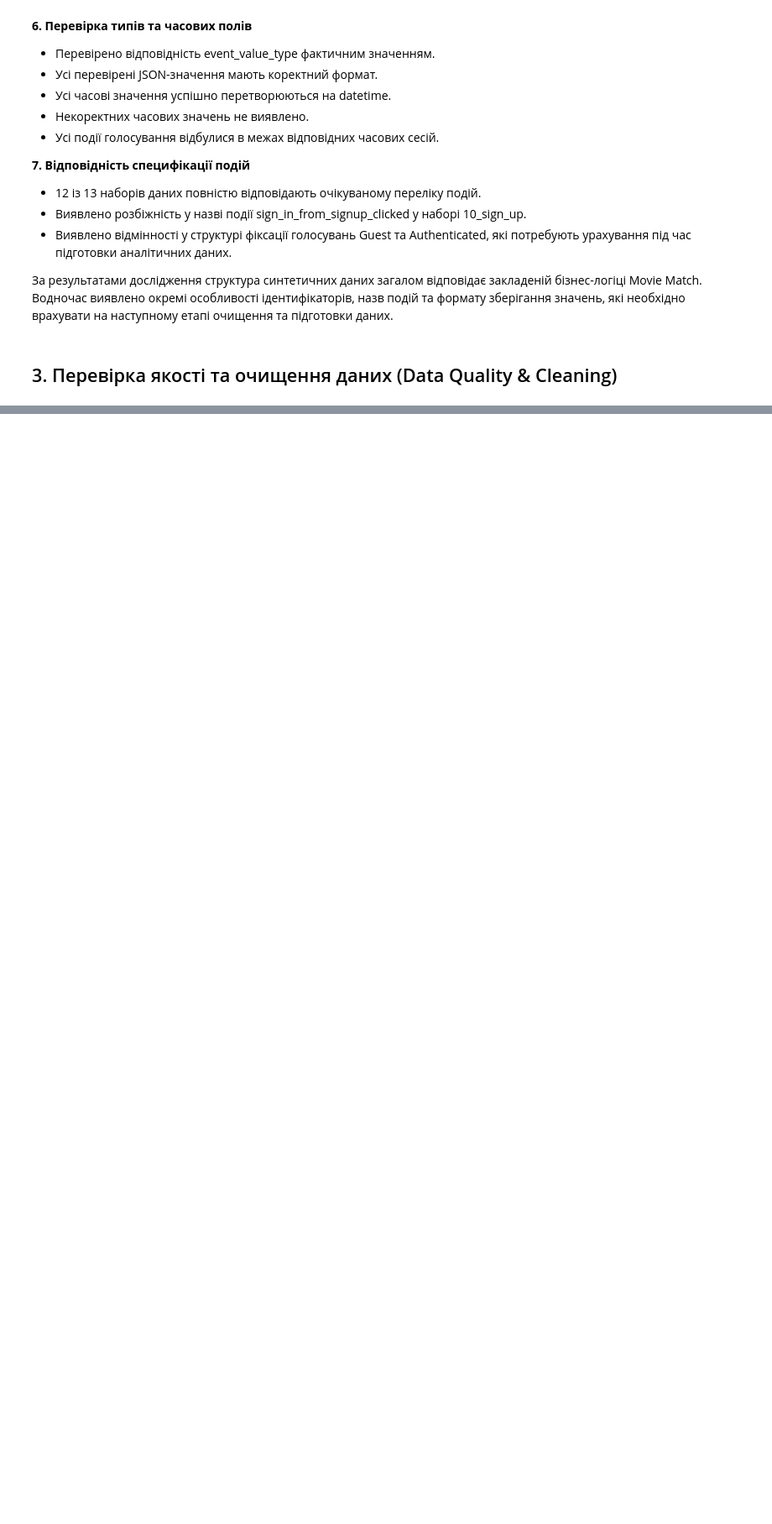
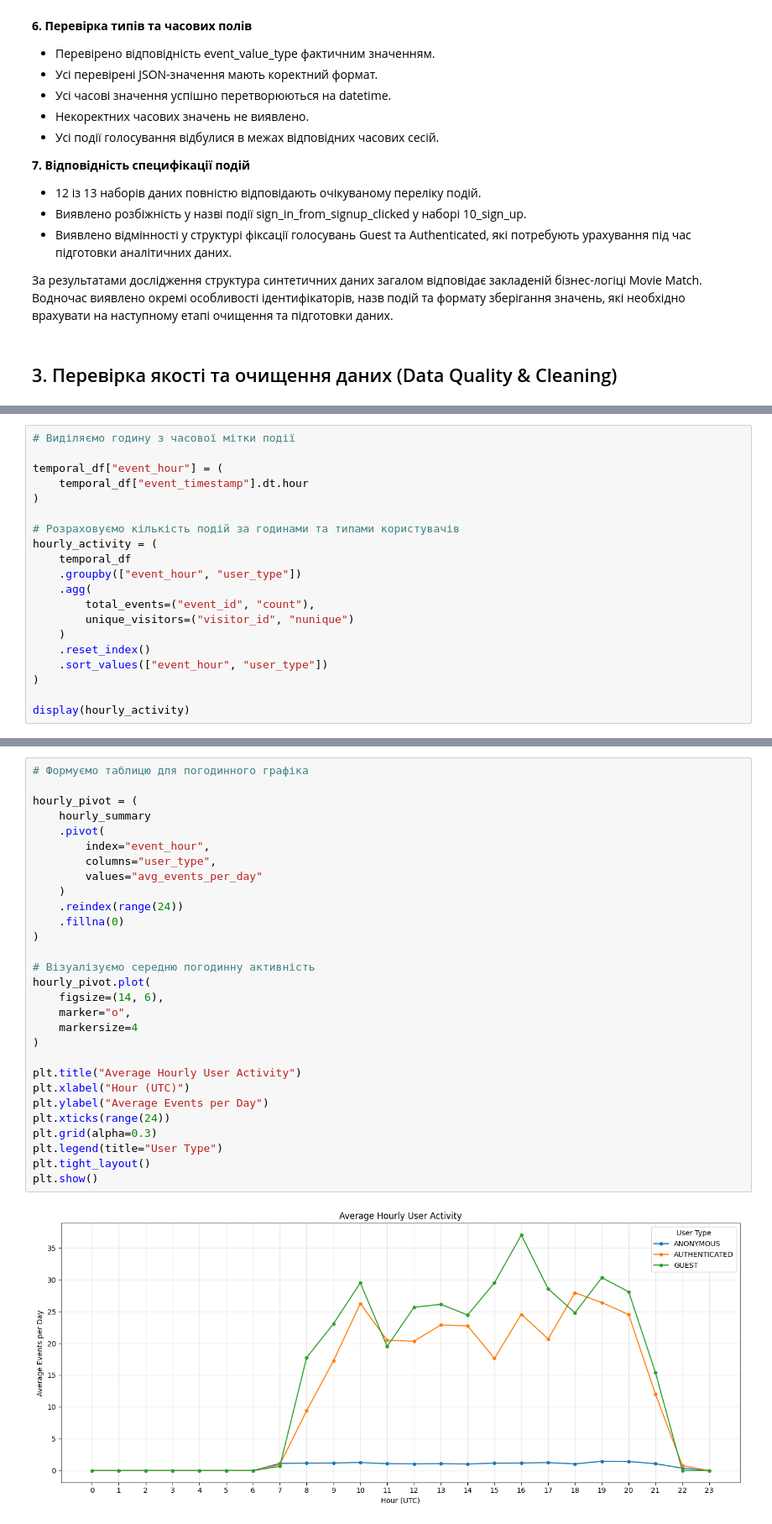
Before and after one commit to mate-team-project-262/analytics, a Jupyter notebook: test_analytics/user_behavior_analysis.ipynb, the cells around one changed output, grey strips where cells are left out. Shown at 84% size. Drawn from its saved outputs; the diff is of its cells as text; blank space fills up the shorter version.

```diff
--- a/test_analytics/user_behavior_analysis.ipynb
+++ b/test_analytics/user_behavior_analysis.ipynb
@@ -2491,0 +4367,20 @@ display(session_time_summary)
+# %%
+# Виділяємо годину з часової мітки події
+
+temporal_df["event_hour"] = (
+    temporal_df["event_timestamp"].dt.hour
+)
+
+# Розраховуємо кількість подій за годинами та типами користувачів
+hourly_activity = (
+    temporal_df
+    .groupby(["event_hour", "user_type"])
+    .agg(
+        total_events=("event_id", "count"),
+        unique_visitors=("visitor_id", "nunique")
+    )
+    .reset_index()
+    .sort_values(["event_hour", "user_type"])
+)
+
+display(hourly_activity)
@@ -2491,0 +4496,31 @@ display(session_time_summary)
+# %%
+# Формуємо таблицю для погодинного графіка
+
+hourly_pivot = (
+    hourly_summary
+    .pivot(
+        index="event_hour",
+        columns="user_type",
+        values="avg_events_per_day"
+    )
+    .reindex(range(24))
+    .fillna(0)
+)
+
+# Візуалізуємо середню погодинну активність
+hourly_pivot.plot(
+    figsize=(14, 6),
+    marker="o",
+    markersize=4
+)
+
+plt.title("Average Hourly User Activity")
+plt.xlabel("Hour (UTC)")
+plt.ylabel("Average Events per Day")
+plt.xticks(range(24))
+plt.grid(alpha=0.3)
+plt.legend(title="User Type")
+plt.tight_layout()
+plt.show()
+# %% [output]
+[figure, added]
```
Also changed, not shown: parts of 86 cells of this notebook.
